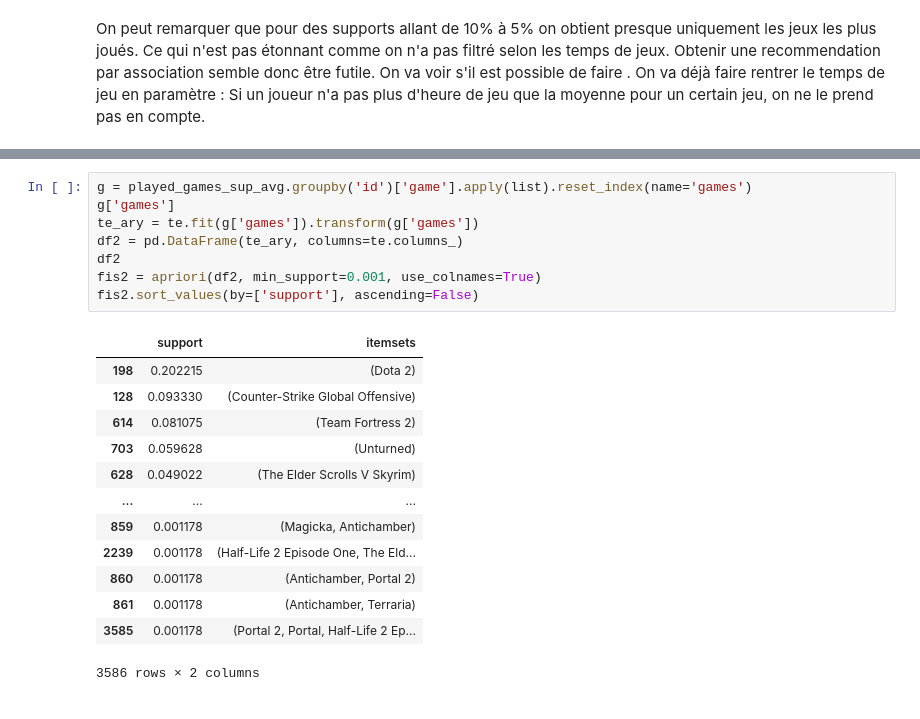
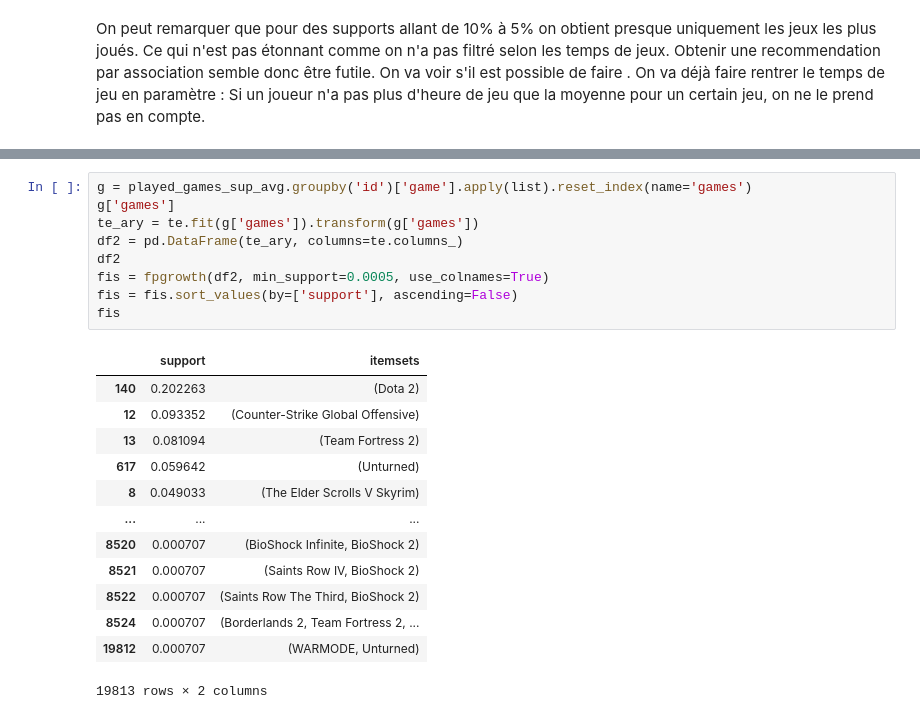
Before and after one commit to Vbardusco/sd201-steam-recommendations, a Jupyter notebook: project_steam_progress.ipynb, the cells around one changed output, grey strips where cells are left out. Drawn from its saved outputs; the diff is of its cells as text.

```diff
--- a/project_steam_progress.ipynb
+++ b/project_steam_progress.ipynb
@@ -1093,23 +1099,24 @@ played_games_sup_avg
 # %%
 g = played_games_sup_avg.groupby('id')['game'].apply(list).reset_index(name='games')
 g['games']
 te_ary = te.fit(g['games']).transform(g['games'])
 df2 = pd.DataFrame(te_ary, columns=te.columns_)
 df2
-fis2 = apriori(df2, min_support=0.001, use_colnames=True)
-fis2.sort_values(by=['support'], ascending=False)
+fis = fpgrowth(df2, min_support=0.0005, use_colnames=True)
+fis = fis.sort_values(by=['support'], ascending=False)
+fis
 # %% [output]
 |  | support | itemsets |
-| 198 | 0.202215 | (Dota 2) |
-| 128 | 0.093330 | (Counter-Strike Global Offensive) |
-| 614 | 0.081075 | (Team Fortress 2) |
-| 703 | 0.059628 | (Unturned) |
-| 628 | 0.049022 | (The Elder Scrolls V Skyrim) |
+| 140 | 0.202263 | (Dota 2) |
+| 12 | 0.093352 | (Counter-Strike Global Offensive) |
+| 13 | 0.081094 | (Team Fortress 2) |
+| 617 | 0.059642 | (Unturned) |
+| 8 | 0.049033 | (The Elder Scrolls V Skyrim) |
 | ... | ... | ... |
-| 859 | 0.001178 | (Magicka, Antichamber) |
-| 2239 | 0.001178 | (Half-Life 2 Episode One, The Eld... |
-| 860 | 0.001178 | (Antichamber, Portal 2) |
-| 861 | 0.001178 | (Antichamber, Terraria) |
-| 3585 | 0.001178 | (Portal 2, Portal, Half-Life 2 Ep... |
+| 8520 | 0.000707 | (BioShock Infinite, BioShock 2) |
+| 8521 | 0.000707 | (Saints Row IV, BioShock 2) |
+| 8522 | 0.000707 | (Saints Row The Third, BioShock 2) |
+| 8524 | 0.000707 | (Borderlands 2, Team Fortress 2, ... |
+| 19812 | 0.000707 | (WARMODE, Unturned) |
-3586 rows × 2 columns
+19813 rows × 2 columns
 # %%
```
Also changed, not shown: parts of 11 cells of this notebook.
